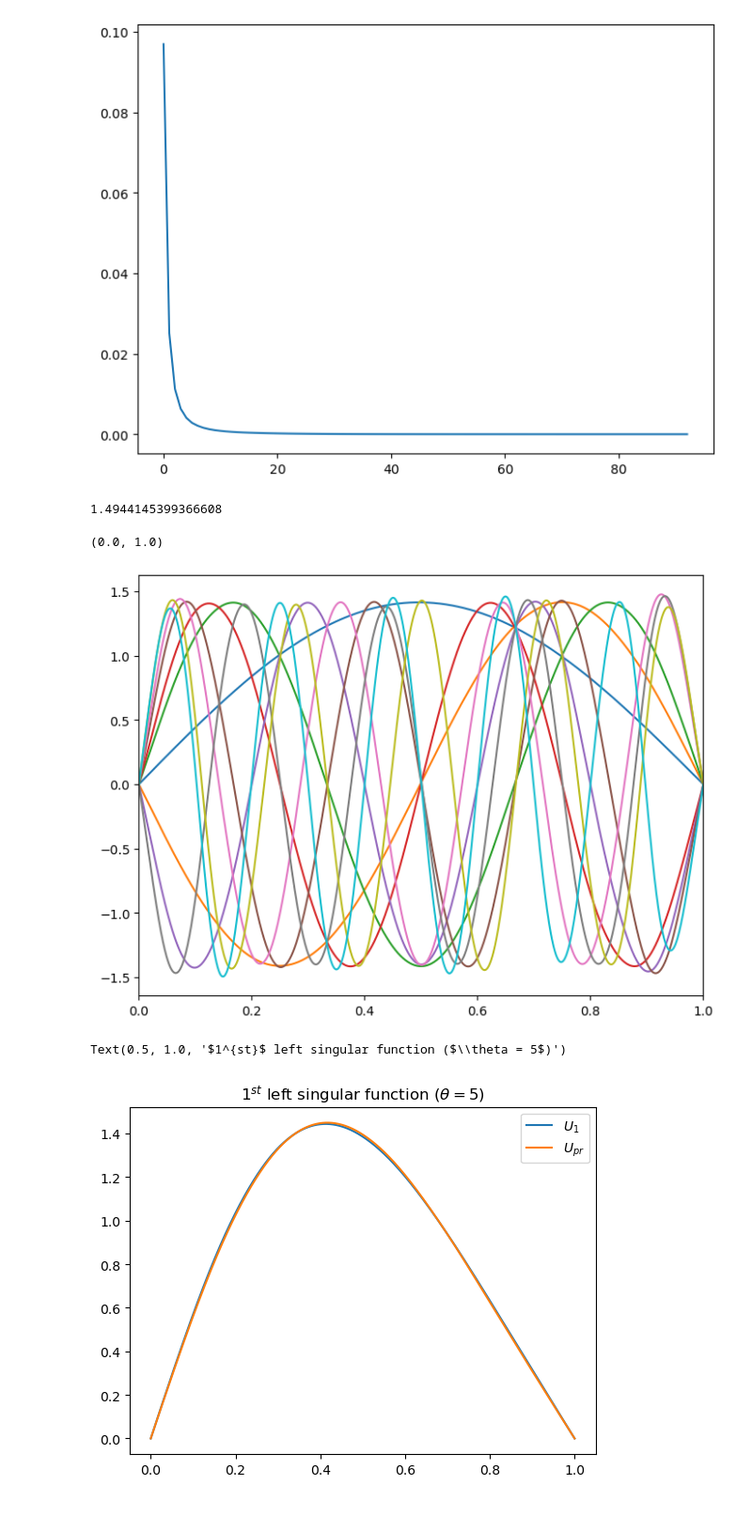
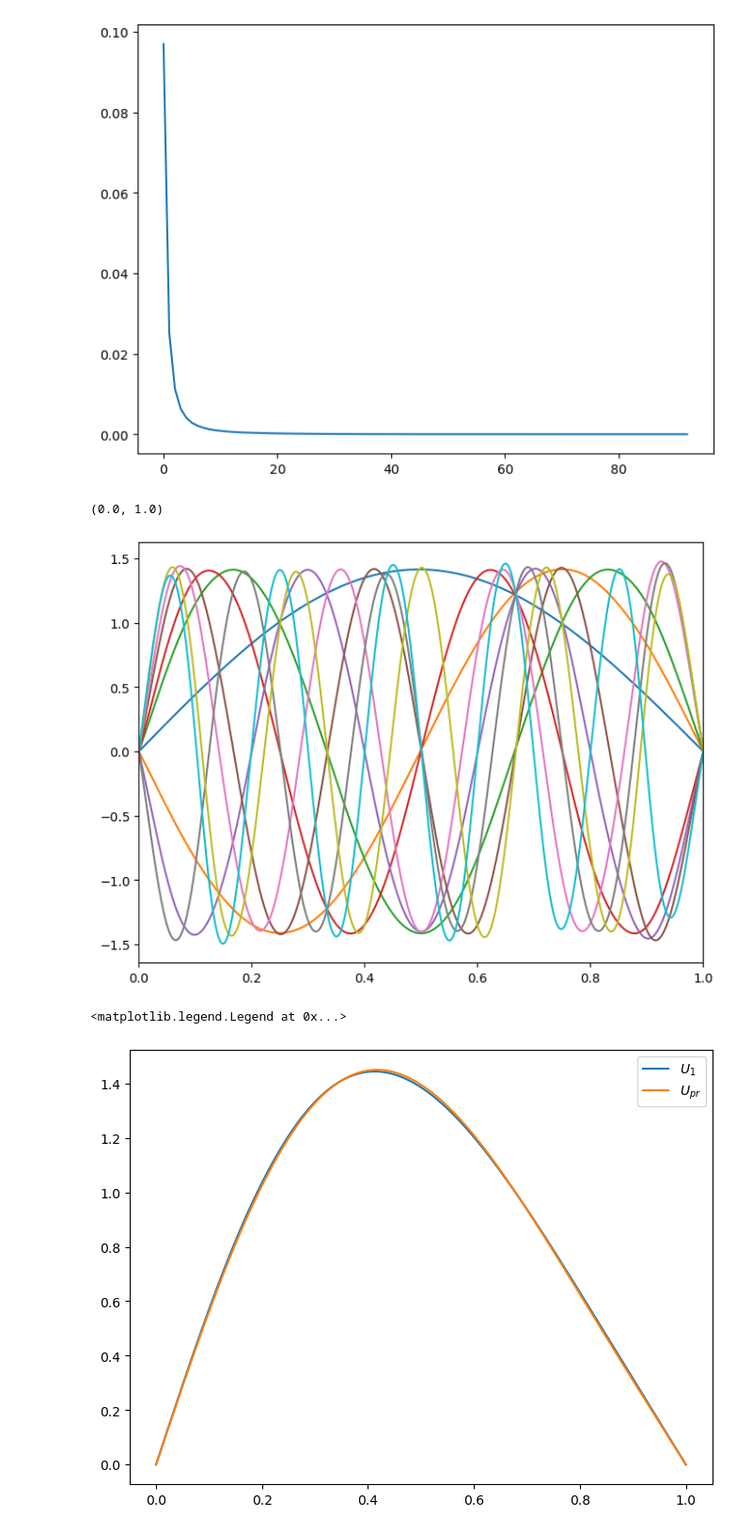
Before and after one commit to hsharsh/chebgreen, a Jupyter notebook: main/airy.ipynb, the cells around one changed output. Shown at 94% size. Drawn from its saved outputs; the diff is of its cells as text; code cells hidden in the pictures.

Commit message:
Added more functionality to plotting code
Former-commit-id: 9d4aac52348fd13bf0b87774a55ca2f707a4878b

```diff
--- a/main/airy.ipynb
+++ b/main/airy.ipynb
@@ -66,14 +70,13 @@ plt.plot(s)
 i = slice(0,10)
 # i = 16
 fig = plt.figure(figsize = (8,6))
-u[:,i].plot()
-print(np.max(u[:,i].vscale))
+u[:,i].plot(fig = fig)
+# print(np.max(u[:,i].vscale))
 # plt.title(f'First {i+1} left singular functions for a Laplacian')
 plt.xlim([0,1])
 # fig.savefig(f'Laplace-first.png', dpi = fig.dpi)
 # %% [output]
-1.4944145399366608
+(0.0, 1.0)
-(0.0, 1.0)
 [figure]
 # %%
 def compute_order_and_signs(R0: Quasimatrix, R1: Quasimatrix) -> tuple([np.array, np.array]):
@@ -129,2 +149,12 @@ def compute_order_and_signs(R0: Quasimatrix, R1: Quasimatrix) -> tuple([np.array
 # %%
-k = 30
+k = 3
+
+U0,S0,V0 = airy.G[1].svd()
+U0 = U0[:,:k]
+V0 = V0[:k,:]
+S0 = S0[:k]
+
+U,S,V = airy.G[5].svd()
+U = U[:,:k]
+V = V[:k,:]
+S = S[:k]
@@ -141,29 +161,13 @@ S = S[:k]
-# %%
-from copy import deepcopy
-
-def project_retract(U0, U):
-    order, signs = compute_order_and_signs(U0,U)
-    Uc = deepcopy(U)
-    Uc = Uc * np.diag(signs)
-
-    P = Uc - (U0 * (U0.T * Uc + Uc.T * U0)*0.5)
-    Ue, R = (U0 + P).qr()
-
-    order, signs = compute_order_and_signs(U0,Uc)
-    Ue = Ue * np.diag(signs)
-
-    return Ue
 # %%
 U2 = project_retract(U0,U)
 V2 = project_retract(V0.T,V.T).T
 G2 = Chebfun2([U2, S, V2])
 # %%
-plt.figure()
+plt.figure(figsize = (8,6))
 i = 0
-U[:,i].plot()
-U2[:,i].plot()
+U[:,i].plot(fig = fig)
+U2[:,i].plot(fig = fig)
 plt.legend(['$U_1$','$U_{pr}$'])
-plt.title("$1^{st}$ left singular function ($\\theta = 5$)")
 # %% [output]
-Text(0.5, 1.0, '$1^{st}$ left singular function ($\\theta = 5$)')
+<matplotlib.legend.Legend at 0x...>
-[figure, old version]
+[figure, new version]
```
Also changed, not shown: parts of 8 cells of this notebook, 8 other files.
